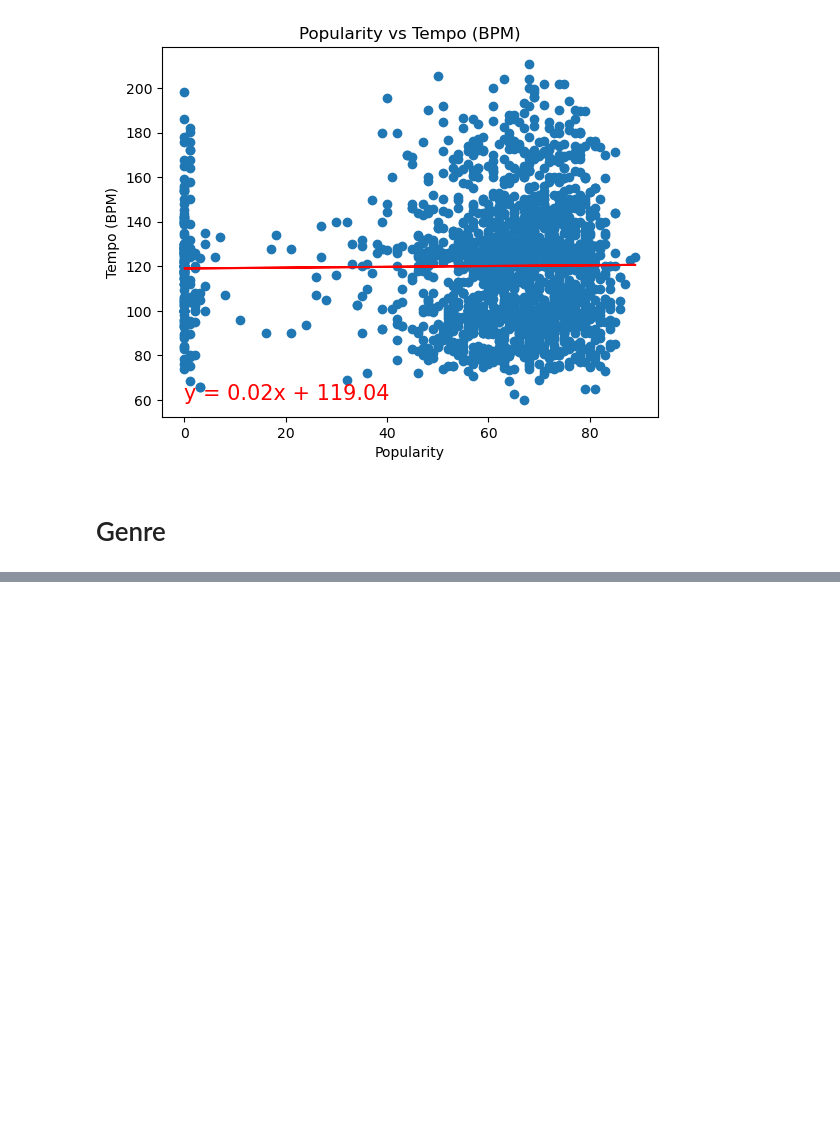
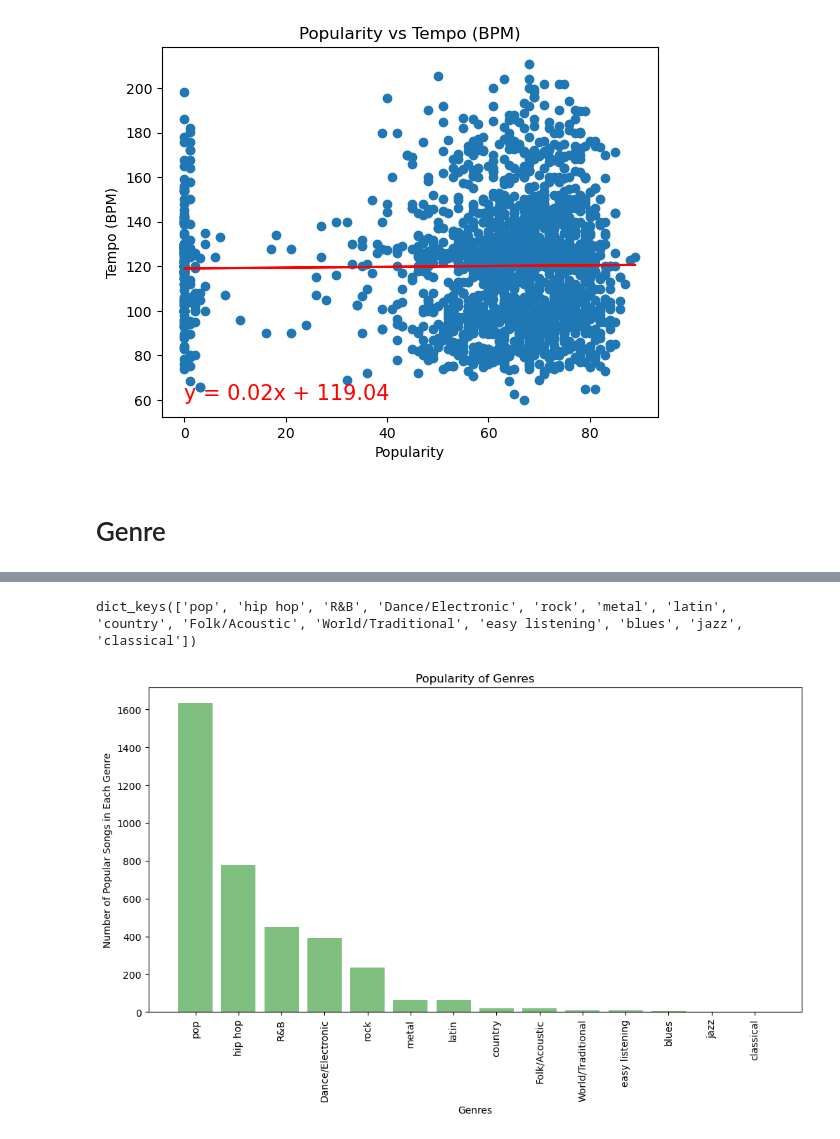
Before and after one commit to RyWheliss96/project-one, a Jupyter notebook: tempo_genre.ipynb, the cells around one changed output, grey strips where cells are left out. Saved outputs shown, nothing was run; the diff lists cells and outputs as text; code cells hidden in the pictures; blank space fills up the shorter version.

```diff
--- a/tempo_genre.ipynb
+++ b/tempo_genre.ipynb
@@ -101,0 +121,38 @@ plt.show()
+# %%
+#Create sorted list
+genre_sorted_dict = dict(sorted(genres_dict.items(), key=lambda x: x[1], reverse=True))
+
+#create list of genre labels
+genre_sorted_labels = genre_sorted_dict.keys()
+
+#create list of values
+sorted_values = []
+
+for i in genre_sorted_dict.values():
+    sorted_values.append(i)
+
+print(genre_sorted_labels)
+# %% [output]
+dict_keys(['pop', 'hip hop', 'R&B', 'Dance/Electronic', 'rock', 'metal', 'latin', 'country', 'Folk/Acoustic', 'World/Traditional', 'easy listening', 'blues', 'jazz', 'classical'])
+# %%
+# Create an array that contains the number of users each language has
+x_axis = np.arange(len(sorted_values))
+
+plt.figure(figsize=(12,6))
+# Tell matplotlib that we will be making a bar chart
+# Users is our y axis and x_axis is, of course, our x axis
+# We apply align="center" to ensure our bars line up with our tick marks
+plt.bar(x_axis, sorted_values, color='green', alpha=0.5, align="center")
+
+# Tell matplotlib where we would like to place each of our x axis headers
+tick_locations = [value for value in x_axis]
+plt.xticks(tick_locations, genre_sorted_labels, rotation = 90)
+
+# Give our chart some labels and a title
+
+plt.title("Popularity of Genres")
+plt.xlabel("Genres")
+plt.ylabel("Number of Popular Songs in Each Genre")
+plt.show()
+# %% [output]
+[figure, added]
```
Also changed, not shown: parts of 4 cells of this notebook, 1 other file.
